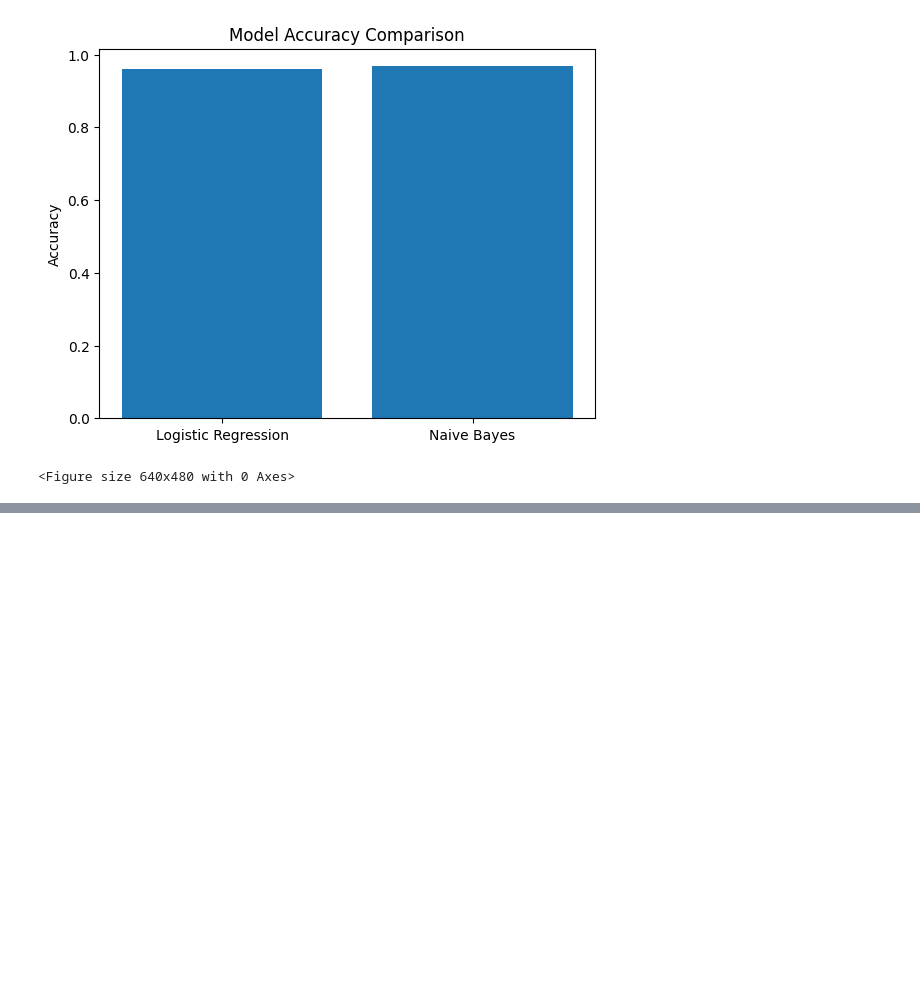
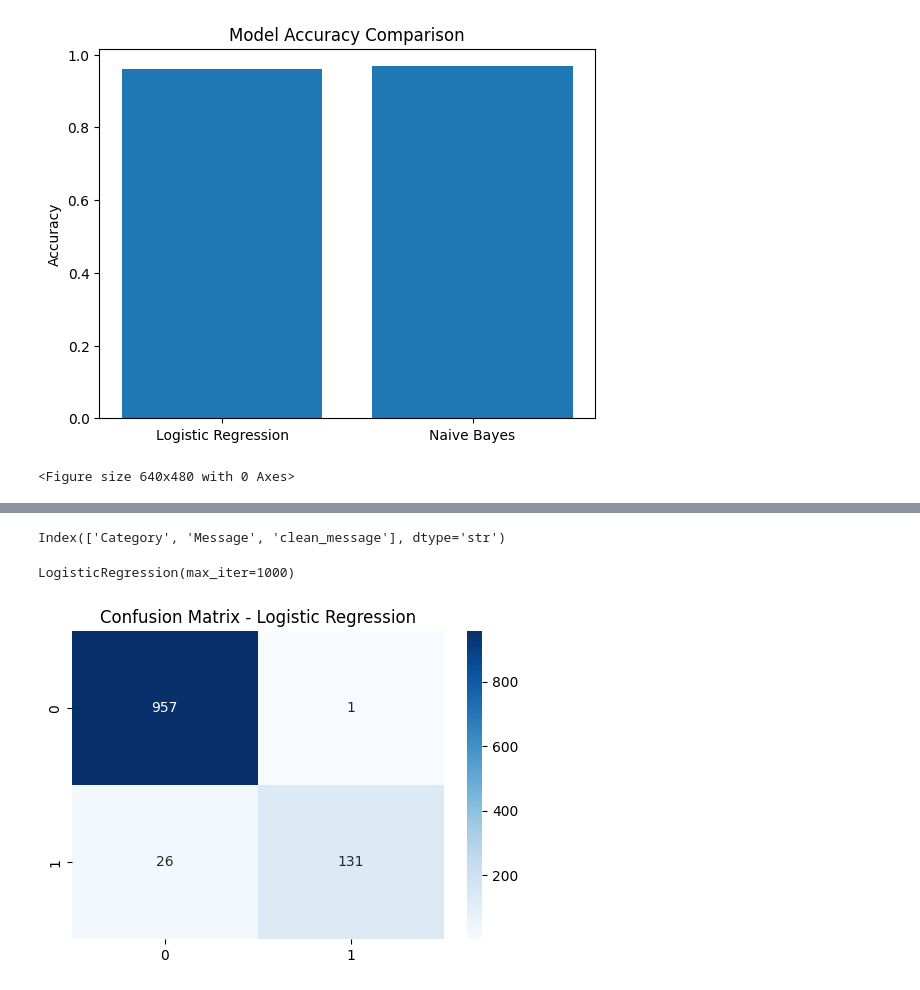
Before and after one commit to Thanuja13200/spam-email-detection-ml, a Jupyter notebook: notebooks/traditional_ml.ipynb, the cells around one changed output, grey strips where cells are left out. Drawn from its saved outputs; the diff is of its cells as text; code cells hidden in the pictures; blank space fills up the shorter version.

```diff
--- a/notebooks/traditional_ml.ipynb
+++ b/notebooks/traditional_ml.ipynb
@@ -313,0 +361,48 @@ plt.savefig("../results/model_accuracy_comparison.png")
+# %%
+df.columns
+# %% [output]
+Index(['Category', 'Message', 'clean_message'], dtype='str')
+# %%
+from sklearn.model_selection import train_test_split
+
+X = df['clean_message']
+y = df['Category']
+
+X_train, X_test, y_train, y_test = train_test_split(
+    X, y, test_size=0.2, random_state=42
+)
+# %%
+from sklearn.feature_extraction.text import TfidfVectorizer
+
+tfidf = TfidfVectorizer()
+
+X_train_vec = tfidf.fit_transform(X_train)
+X_test_vec = tfidf.transform(X_test)
+# %%
+from sklearn.linear_model import LogisticRegression
+
+lr = LogisticRegression(max_iter=1000)
+
+lr.fit(X_train_vec, y_train)
+# %% [output]
+LogisticRegression(max_iter=1000)
+# %%
+pred_lr = lr.predict(X_test_vec)
+# %%
+import matplotlib.pyplot as plt
+import seaborn as sns
+from sklearn.metrics import confusion_matrix
+
+cm = confusion_matrix(y_test, pred_lr)
+
+plt.figure(figsize=(6,4))
+
+sns.heatmap(cm, annot=True, fmt='d', cmap="Blues")
+
+plt.title("Confusion Matrix - Logistic Regression")
+
+plt.savefig("../results/logistic_confusion_matrix.png")
+
+plt.show()
+# %% [output]
+[figure, added]
```
Also changed, not shown: parts of 5 cells of this notebook.
